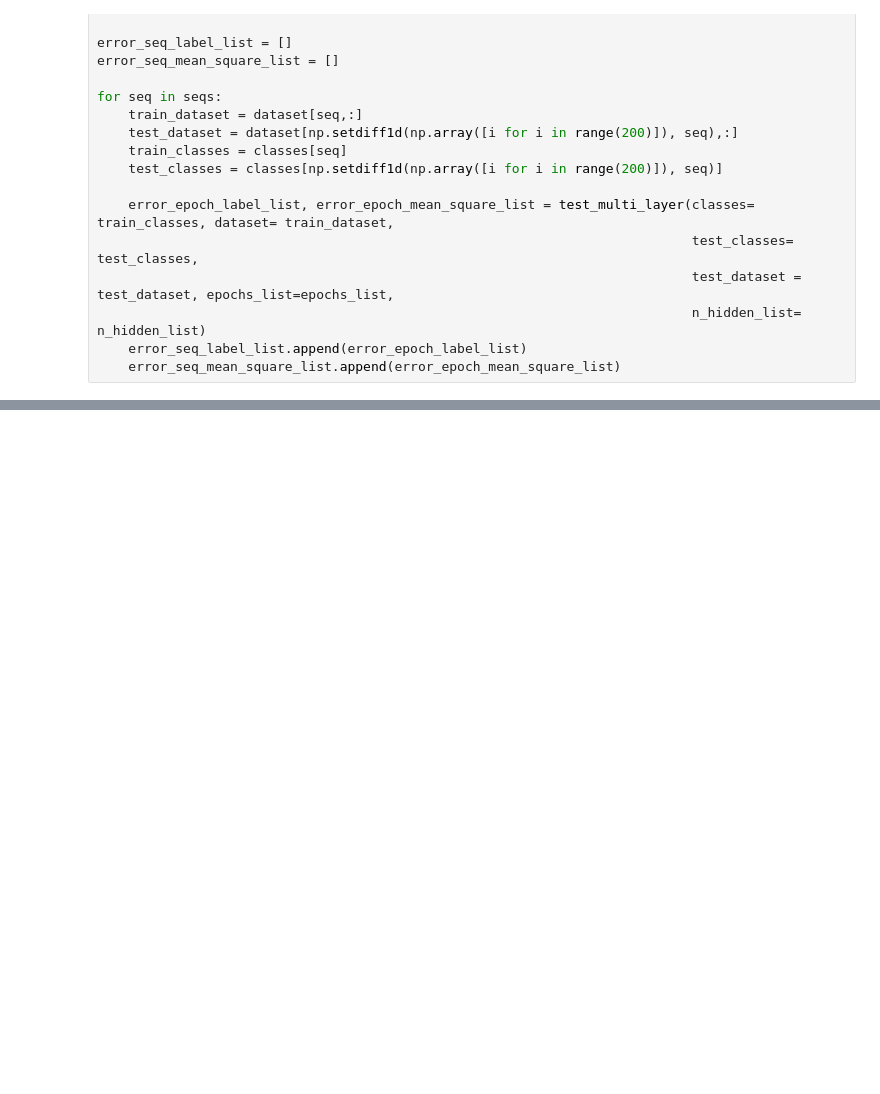
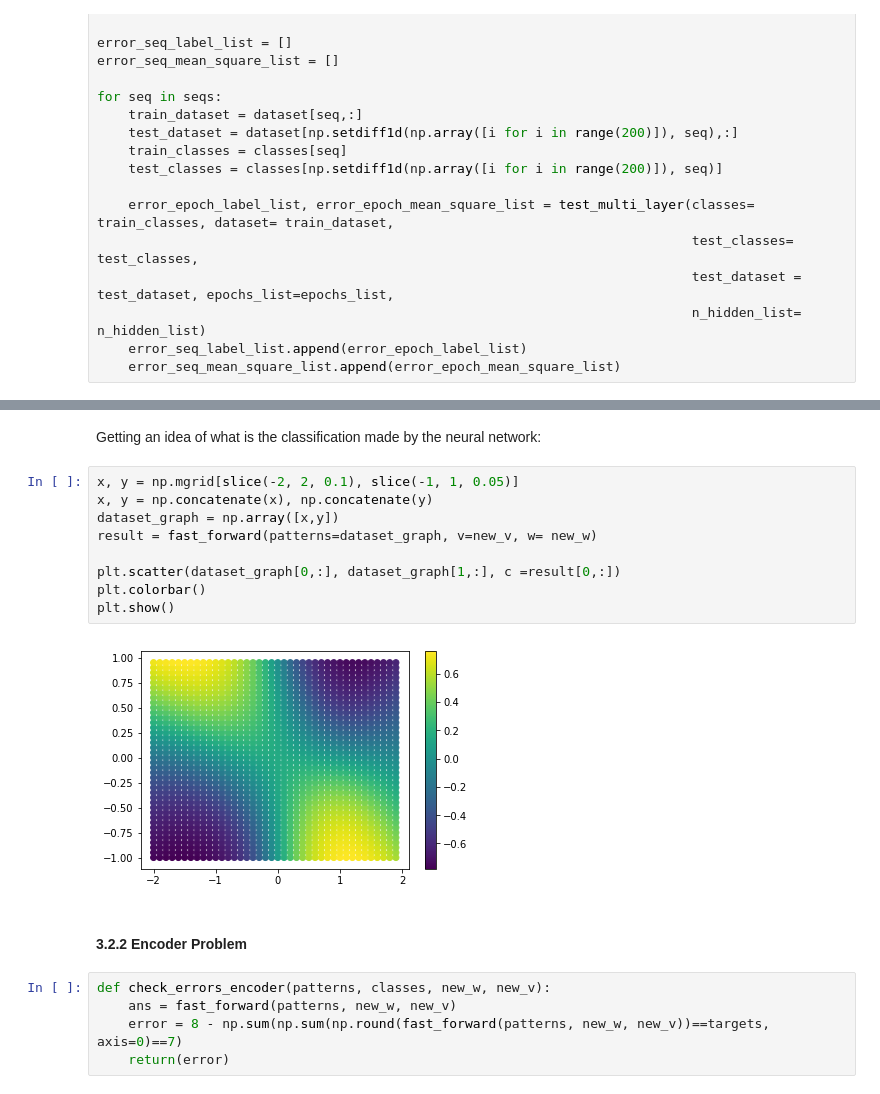
Before and after one commit to romainrey/ANN_DD2437, a Jupyter notebook: Labs_Code/Romain/Labs1.ipynb, the cells around one changed output, grey strips where cells are left out. Saved outputs shown, nothing was run; the diff lists cells and outputs as text; blank space fills up the shorter version.

```diff
--- a/Labs_Code/Romain/Labs1.ipynb
+++ b/Labs_Code/Romain/Labs1.ipynb
@@ -756,0 +734,20 @@ test_dataset.shape
+# %% [markdown]
+Getting an idea of what is the classification made by the neural network:
+# %%
+x, y = np.mgrid[slice(-2, 2, 0.1), slice(-1, 1, 0.05)]
+x, y = np.concatenate(x), np.concatenate(y)
+dataset_graph = np.array([x,y])
+result = fast_forward(patterns=dataset_graph, v=new_v, w= new_w)
+
+plt.scatter(dataset_graph[0,:], dataset_graph[1,:], c =result[0,:])
+plt.colorbar()
+plt.show()
+# %% [output]
+[figure, added]
+# %% [markdown]
+#### 3.2.2 Encoder Problem
+# %%
+def check_errors_encoder(patterns, classes, new_w, new_v):
+    ans = fast_forward(patterns, new_w, new_v)
+    error = 8 - np.sum(np.sum(np.round(fast_forward(patterns, new_w, new_v))==targets, axis=0)==7)
+    return(error)
```
Also changed, not shown: parts of 48 cells of this notebook.
